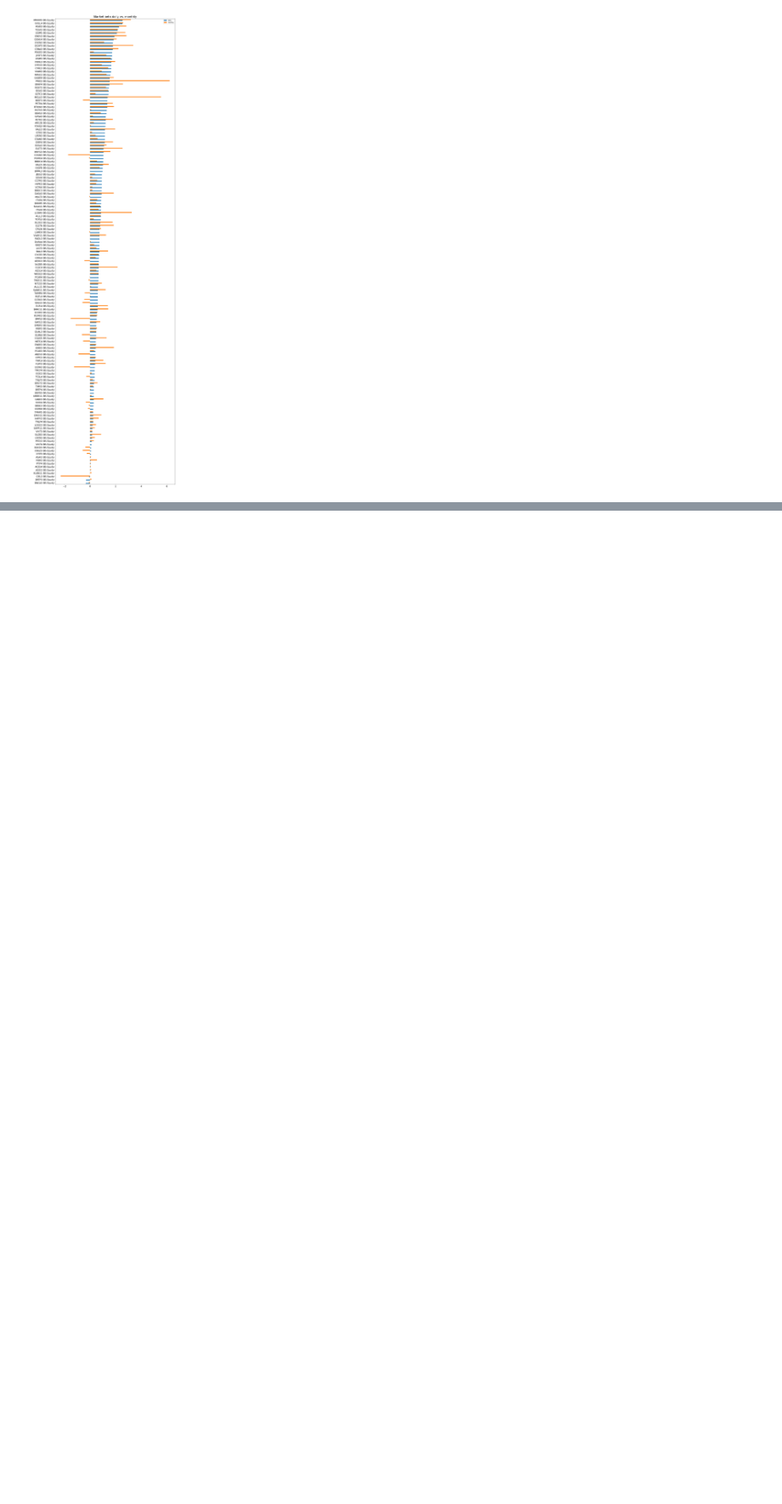
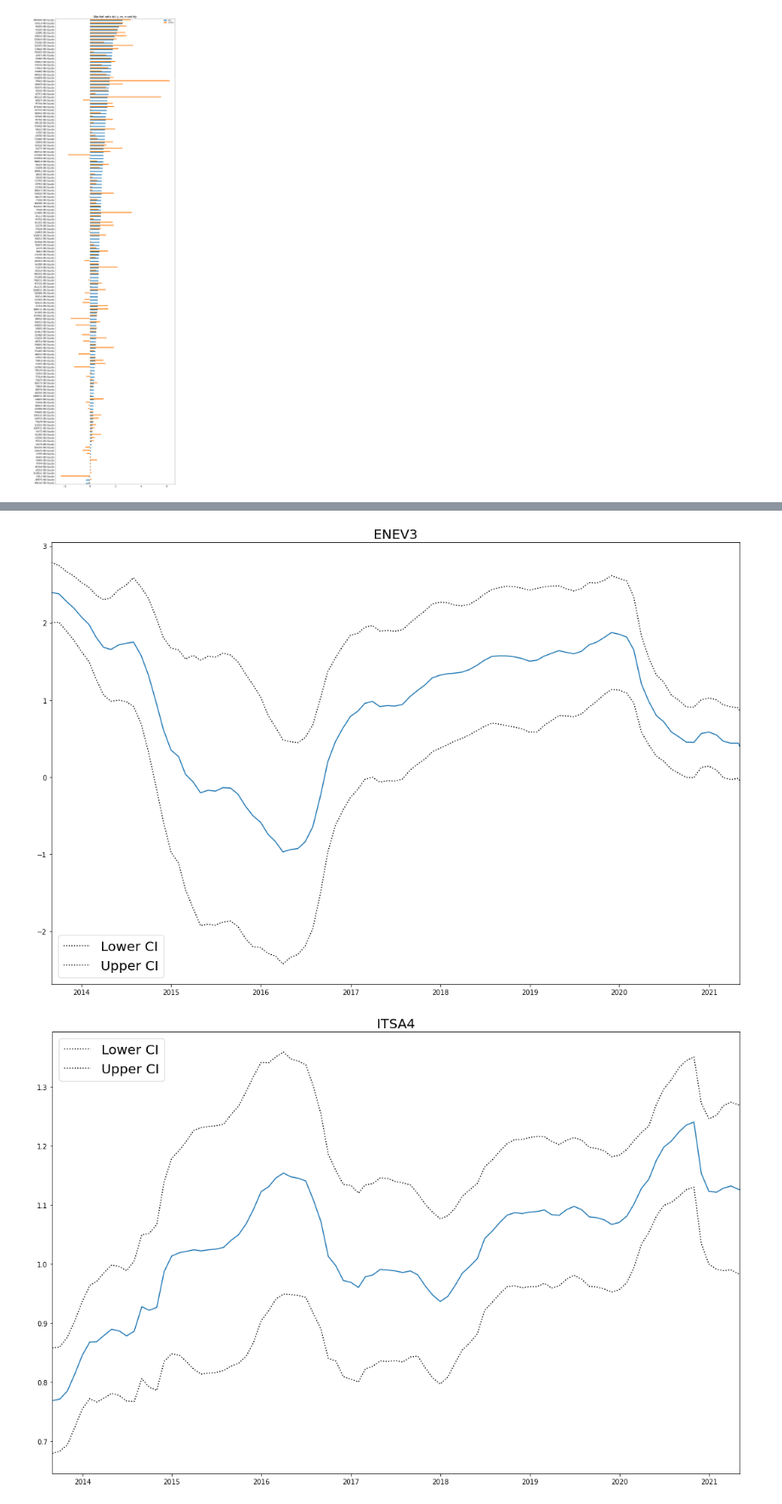
Before and after one commit to Finance-Hub/FinanceHubMaterials, a Jupyter notebook: Quantitative Finance Lectures/lecture03/estimating_betas.ipynb, the cells around one changed output, grey strips where cells are left out. Shown at 85% size. Saved outputs shown, nothing was run; the diff lists cells and outputs as text; code cells hidden in the pictures; blank space fills up the shorter version.

```diff
--- a/Quantitative Finance Lectures/lecture03/estimating_betas.ipynb
+++ b/Quantitative Finance Lectures/lecture03/estimating_betas.ipynb
@@ -127,0 +134,24 @@ plt.show()
+# %%
+month_ends = [er_df.index[i-1] for i in range(1, er_df.shape[0])
+                                          if er_df.index[i].month != er_df.index[i-1].month]
+month_ends += [er_df.index[-1]]
+pooled_data = pd.DataFrame()
+for t in month_ends:
+    YX = er_df.rolling(252, min_periods=252).sum().loc[t]
+    YX['mkt'] = ibov.rolling(252, min_periods=252).sum().loc[:t].iloc[-1]
+    pooled_data = pooled_data.append(YX.dropna().to_frame(t).T)
+
+for s in ['ENEV3', 'ITSA4']:
+    yx = pooled_data.loc[:,[s +  ' BS Equity', 'mkt']].dropna()
+    rols = RollingOLS(yx.iloc[:,0],
+                      sm.add_constant(yx.iloc[:,1]),
+                      window=60)
+    rres = rols.fit()
+    params = rres.params
+    rres.plot_recursive_coefficient(variables=['mkt'], figsize=(15,10))
+    plt.title(s, fontsize=20)
+    plt.legend(fontsize=20)
+    plt.show()
+# %% [output]
+[figure, added]
+[figure, added]
```
Also changed, not shown: parts of 9 cells of this notebook.
